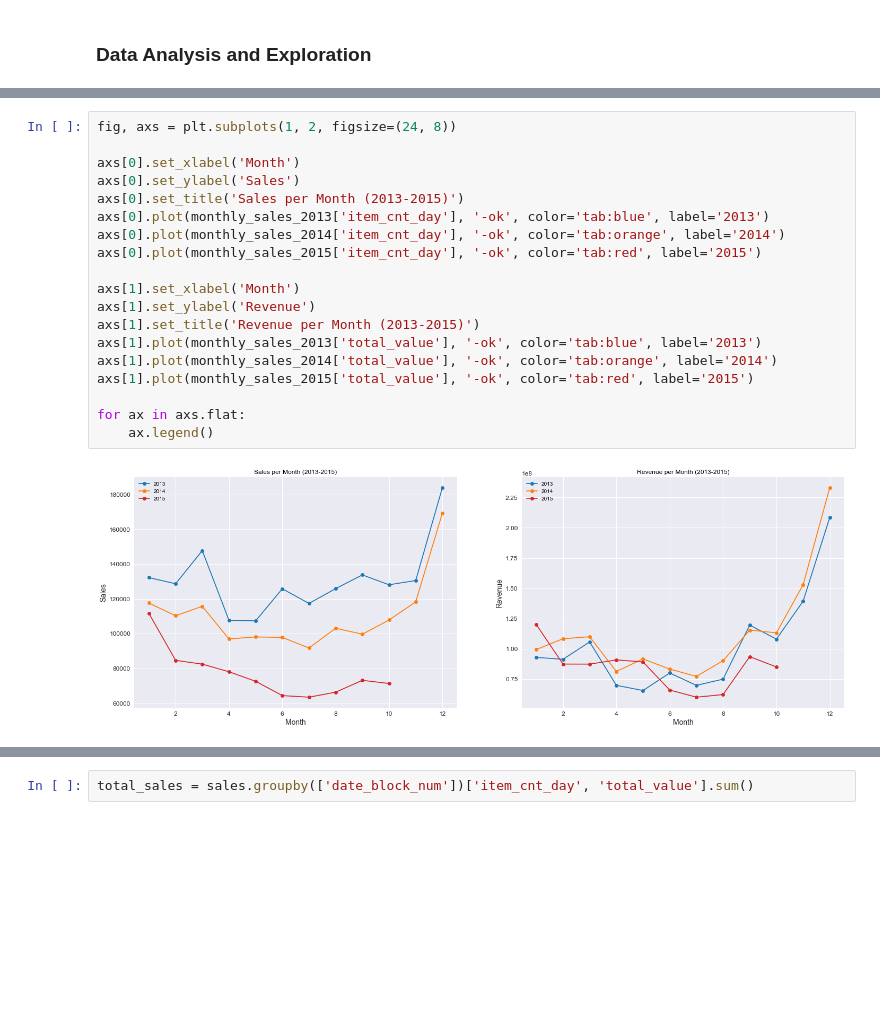
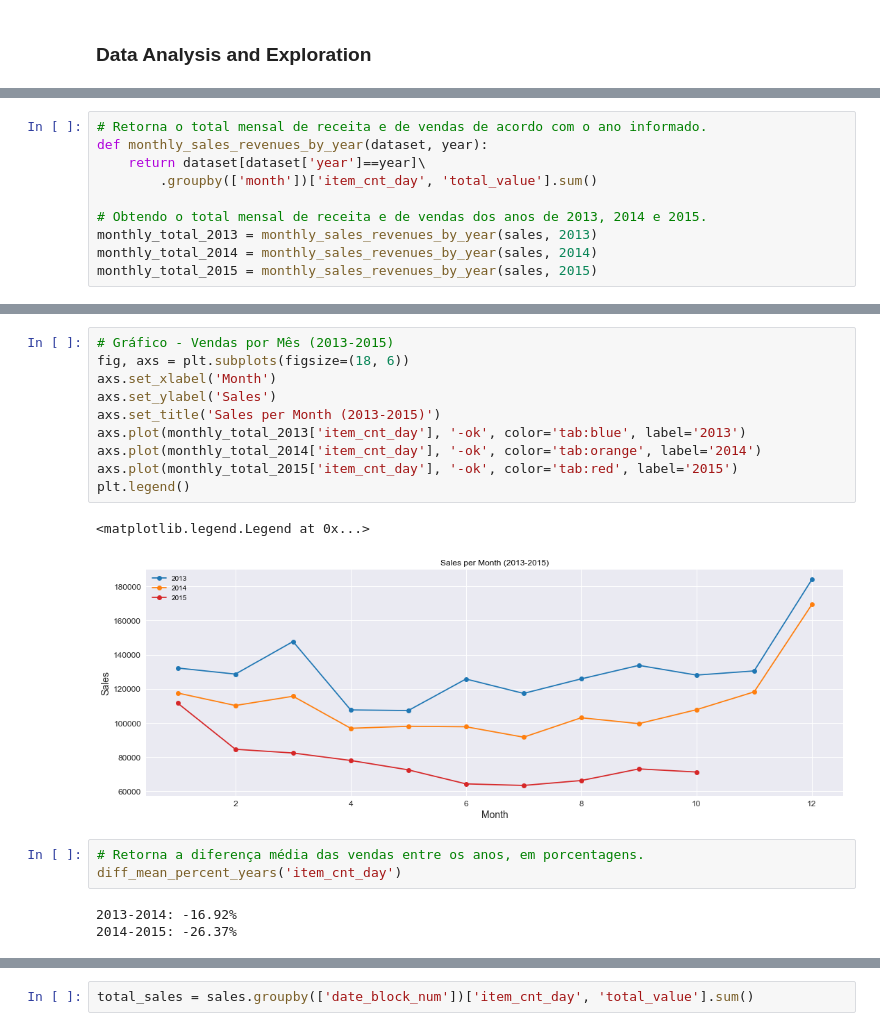
Before and after one commit to leandrocamara/future-sales-forecast, a Jupyter notebook: future-sales-forecast.ipynb, the cells around one changed output, grey strips where cells are left out. Saved outputs shown, nothing was run; the diff lists cells and outputs as text; blank space fills up the shorter version.

Commit message:
Cálculo da diferença média das vendas e receita.

```diff
--- a/future-sales-forecast.ipynb
+++ b/future-sales-forecast.ipynb
@@ -96,0 +93,10 @@ monthly_sales_2015 = sales[sales['year']==2015].groupby(['month'])['item_cnt_day
+# %%
+# Retorna o total mensal de receita e de vendas de acordo com o ano informado.
+def monthly_sales_revenues_by_year(dataset, year):
+    return dataset[dataset['year']==year]\
+        .groupby(['month'])['item_cnt_day', 'total_value'].sum()
+
+# Obtendo o total mensal de receita e de vendas dos anos de 2013, 2014 e 2015.
+monthly_total_2013 = monthly_sales_revenues_by_year(sales, 2013)
+monthly_total_2014 = monthly_sales_revenues_by_year(sales, 2014)
+monthly_total_2015 = monthly_sales_revenues_by_year(sales, 2015)
@@ -97,21 +114,19 @@ monthly_sales_2015 = sales[sales['year']==2015].groupby(['month'])['item_cnt_day
 # %%
-fig, axs = plt.subplots(1, 2, figsize=(24, 8))
-
-axs[0].set_xlabel('Month')
-axs[0].set_ylabel('Sales')
-axs[0].set_title('Sales per Month (2013-2015)')
-axs[0].plot(monthly_sales_2013['item_cnt_day'], '-ok', color='tab:blue', label='2013')
-axs[0].plot(monthly_sales_2014['item_cnt_day'], '-ok', color='tab:orange', label='2014')
-axs[0].plot(monthly_sales_2015['item_cnt_day'], '-ok', color='tab:red', label='2015')
-
-axs[1].set_xlabel('Month')
-axs[1].set_ylabel('Revenue')
-axs[1].set_title('Revenue per Month (2013-2015)')
-axs[1].plot(monthly_sales_2013['total_value'], '-ok', color='tab:blue', label='2013')
-axs[1].plot(monthly_sales_2014['total_value'], '-ok', color='tab:orange', label='2014')
-axs[1].plot(monthly_sales_2015['total_value'], '-ok', color='tab:red', label='2015')
-
-for ax in axs.flat:
-    ax.legend()
+# Gráfico - Vendas por Mês (2013-2015)
+fig, axs = plt.subplots(figsize=(18, 6))
+axs.set_xlabel('Month')
+axs.set_ylabel('Sales')
+axs.set_title('Sales per Month (2013-2015)')
+axs.plot(monthly_total_2013['item_cnt_day'], '-ok', color='tab:blue', label='2013')
+axs.plot(monthly_total_2014['item_cnt_day'], '-ok', color='tab:orange', label='2014')
+axs.plot(monthly_total_2015['item_cnt_day'], '-ok', color='tab:red', label='2015')
+plt.legend()
 # %% [output]
+<matplotlib.legend.Legend at 0x...>
-[figure, old version]
+[figure, new version]
+# %%
+# Retorna a diferença média das vendas entre os anos, em porcentagens.
+diff_mean_percent_years('item_cnt_day')
+# %% [output]
+2013-2014: -16.92%
+2014-2015: -26.37%
```
Also changed, not shown: parts of 6 cells of this notebook.
